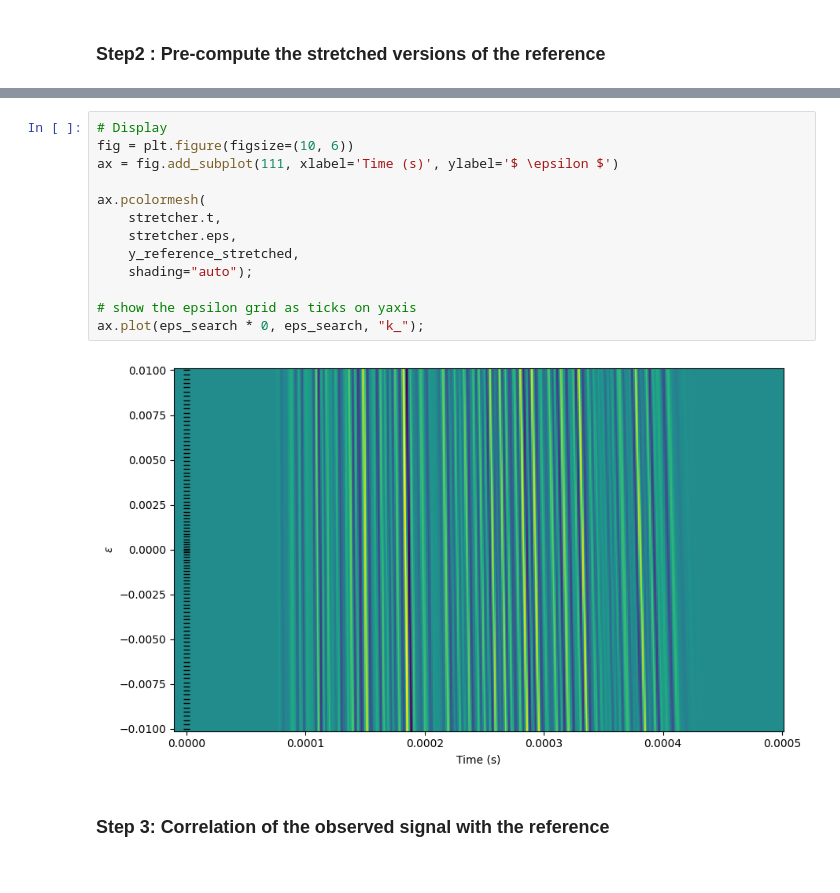
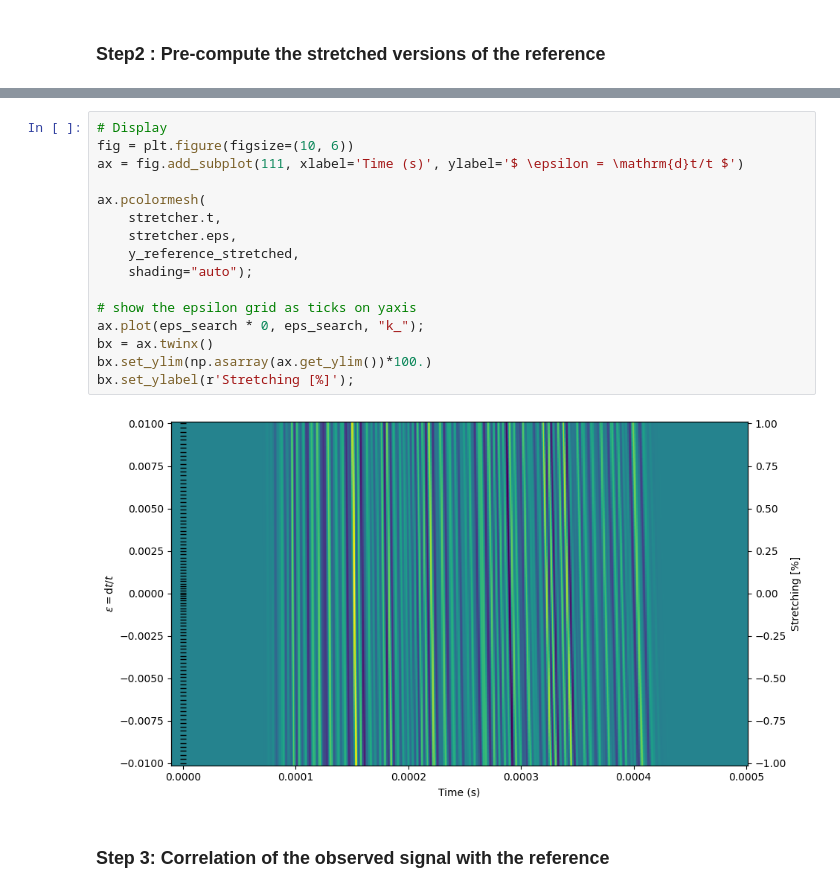
Before and after one commit to mlehujeur/coodddaaaa, a Jupyter notebook: examples/000_examples.ipynb, the cells around one changed output, grey strips where cells are left out. Drawn from its saved outputs; the diff is of its cells as text.

```diff
--- a/examples/000_examples.ipynb
+++ b/examples/000_examples.ipynb
@@ -131,18 +131,21 @@ Timer[Compute the stretched reference basis]: 7.63 ms
 # %%
 # Display
 fig = plt.figure(figsize=(10, 6))
-ax = fig.add_subplot(111, xlabel='Time (s)', ylabel='$ \epsilon $')
+ax = fig.add_subplot(111, xlabel='Time (s)', ylabel='$ \epsilon = \mathrm{d}t/t $')
 
 ax.pcolormesh(
     stretcher.t,
     stretcher.eps,
     y_reference_stretched,
     shading="auto");
 
 # show the epsilon grid as ticks on yaxis
 ax.plot(eps_search * 0, eps_search, "k_");
+bx = ax.twinx()
+bx.set_ylim(np.asarray(ax.get_ylim())*100.)
+bx.set_ylabel(r'Stretching [%]');
 # %% [output]
-[figure, old version]
+[figure, new version]
 # %% [markdown]
 ### Step 3: Correlation of the observed signal with the reference<a id="case1step3"></a>
 # %%
```
Also changed, not shown: parts of 19 cells of this notebook.
